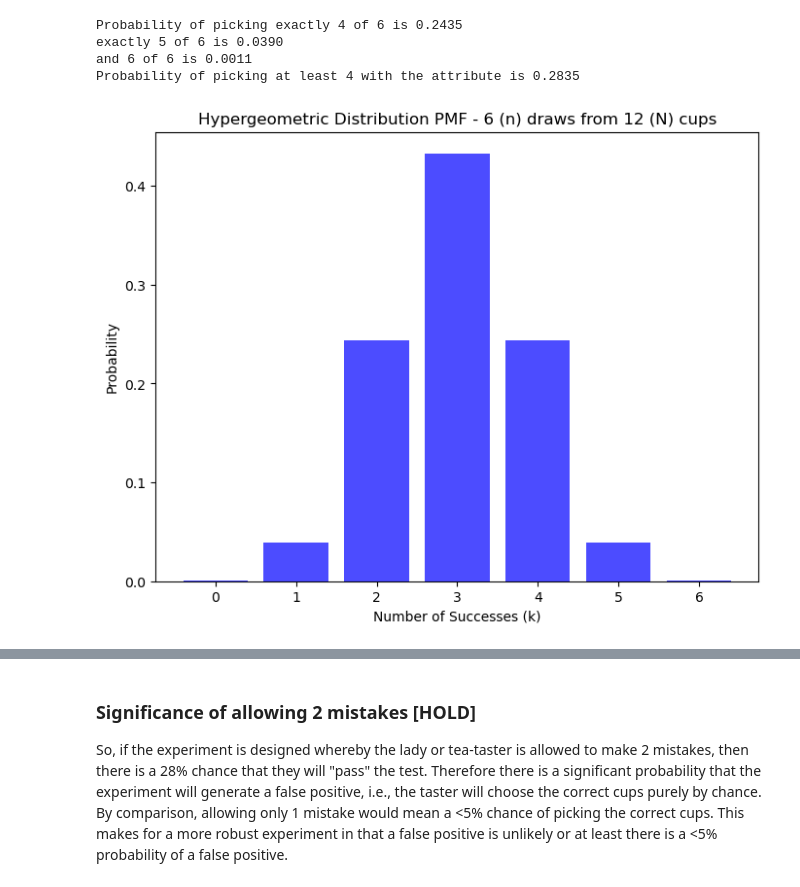
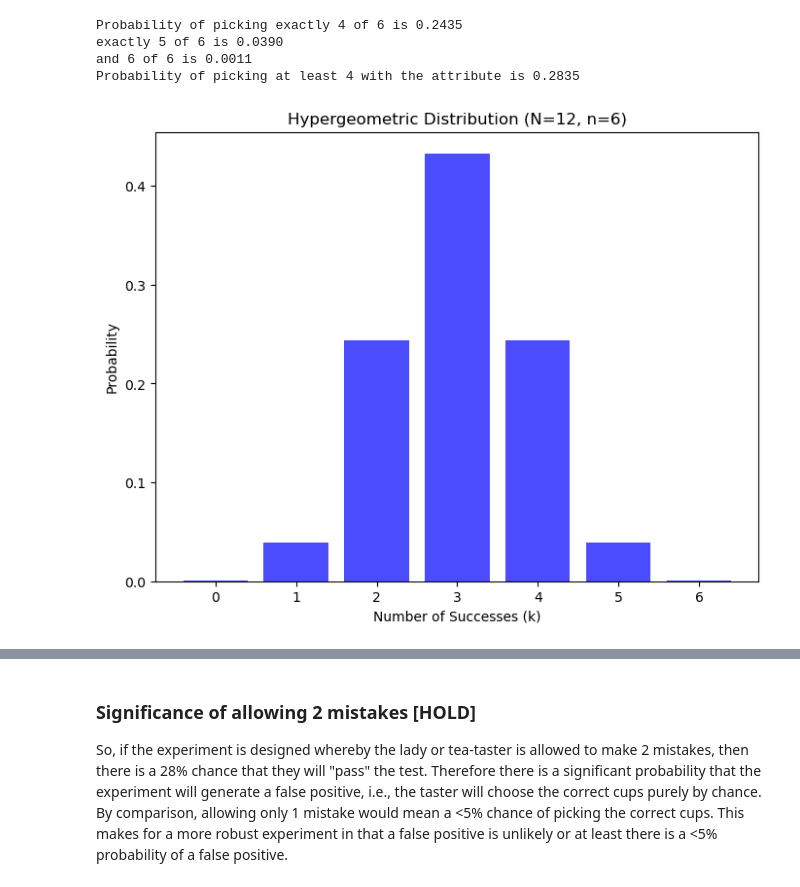
Before and after one commit to Eilis9/applied_statistics, a Jupyter notebook: tasks.ipynb, the cells around one changed output, grey strips where cells are left out. Cells and saved outputs as stored; diff of their text form; code cells hidden in the pictures.

```diff
--- a/tasks.ipynb
+++ b/tasks.ipynb
@@ -147,18 +165,18 @@ Probability of picking at least 4 with the attribute is 0.2835
 # %%
 # Generate the hypergeometric distribution for all possible outcomes and plot
 pmf = []
-for i in range(6+1):
-      prob =  (binomial_coef(6, i) * binomial_coef((12-6), (6-i)))/binomial_coef(12,6)   # [1]
+for i in range(choose+1):
+      prob = (binomial_coef(choose, i) * binomial_coef((cups-choose), (choose-i)))/binomial_coef(cups,choose)   # [1]
       pmf.append(prob)
 
 plt.figure(figsize=(8, 6))
 plt.bar(range(6 + 1), pmf, color='blue', alpha=0.7)
-plt.title('Hypergeometric Distribution PMF - 6 (n) draws from 12 (N) cups')
+plt.title('Hypergeometric Distribution (N=12, n=6)')
 plt.xlabel('Number of Successes (k)')
 plt.ylabel('Probability')
 plt.show()
 # %% [output]
-[figure, old version]
+[figure, new version]
 # %%
 # Altenative method to calculate the probability of at least 4 successes (slightly different from lecture)
 # Create a list of the population
```
Also changed, not shown: parts of 20 cells of this notebook.
